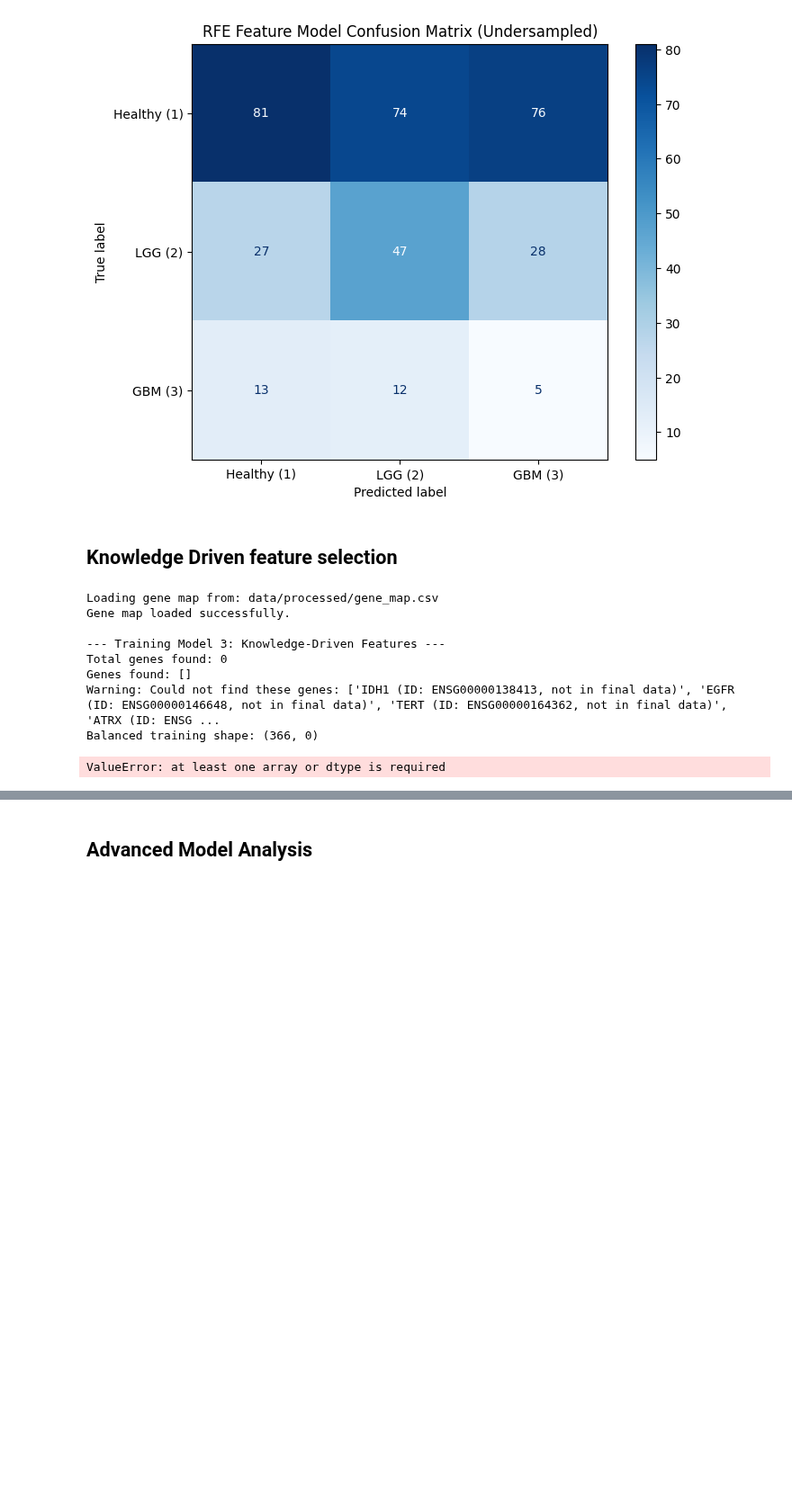
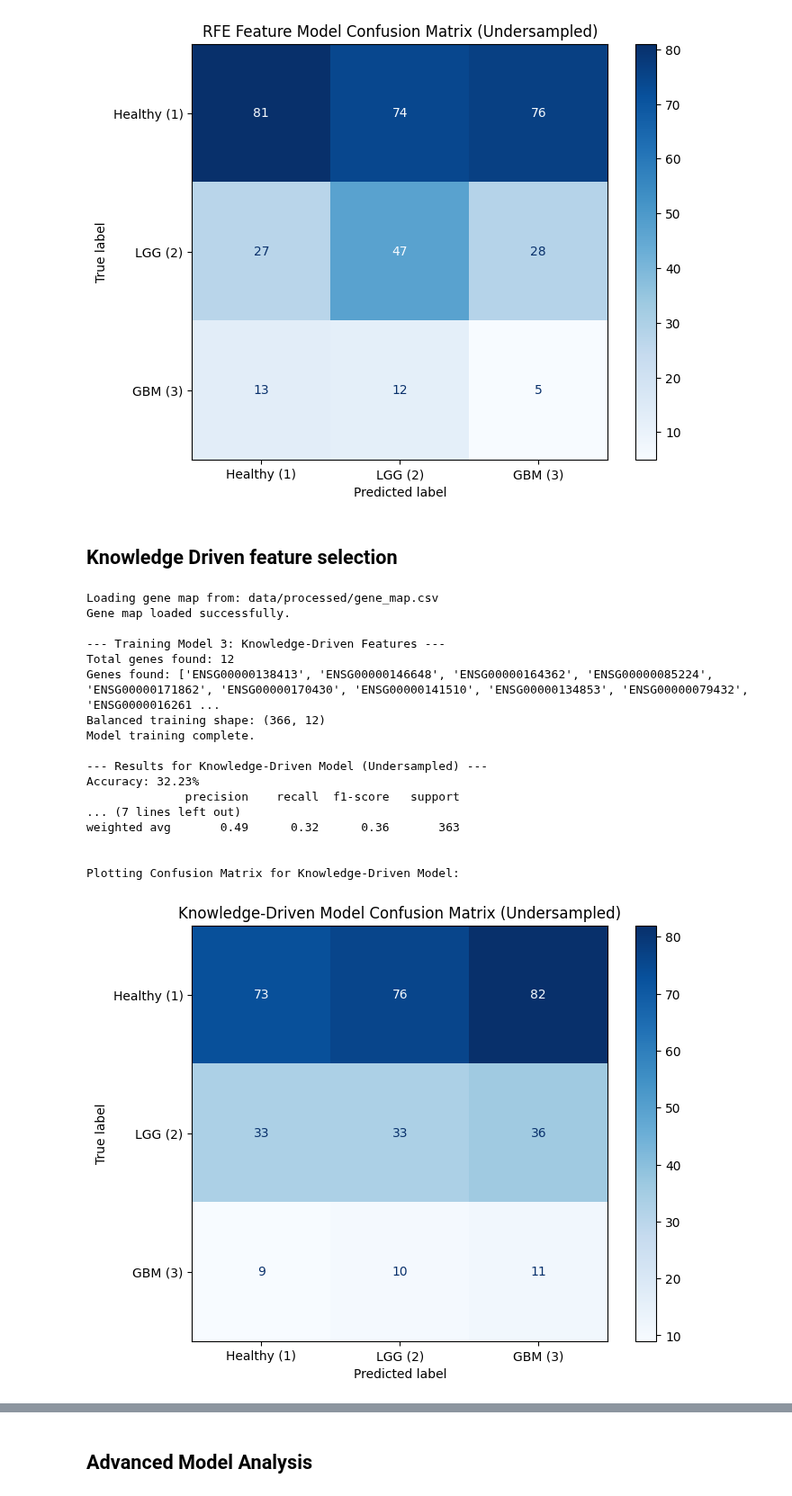
Before and after one commit to tobitotaku/ai-brain-tumor, a Jupyter notebook: model_stream_c_gbm_lgg_healthy.ipynb, the cells around one changed output, grey strips where cells are left out. Shown at 90% size. Saved outputs shown, nothing was run; the diff lists cells and outputs as text; code cells hidden in the pictures; blank space fills up the shorter version.

```diff
--- a/model_stream_c_gbm_lgg_healthy.ipynb
+++ b/model_stream_c_gbm_lgg_healthy.ipynb
@@ -940,39 +955,48 @@ rand_forest_lit = RandomForestClassifier(
 
 rand_forest_lit.fit(X_train_balanced, y_train_balanced_ravel)
 print("Model training complete.")
 
 # --- 7. Evaluate the Model (on the original Test Set) ---
 y_pred_lit = rand_forest_lit.predict(X_test_lit)
 
 print("\n--- Results for Knowledge-Driven Model (Undersampled) ---")
 acc_lit = accuracy_score(y_test, y_pred_lit)
 print(f"Accuracy: {acc_lit * 100:.2f}%")
 
-target_names = ['LGG (2)', 'GBM (3)']
+target_names = [ 'Healthy (1)', 'LGG (2)', 'GBM (3)']
 print(classification_report(y_test, y_pred_lit, target_names=target_names))
 
 # --- 8. Plot Confusion Matrix ---
 print("\nPlotting Confusion Matrix for Knowledge-Driven Model:")
 fig, ax = plt.subplots(figsize=(8, 6))
 ConfusionMatrixDisplay.from_predictions(
     y_test,
     y_pred_lit,
     display_labels=target_names,
     cmap='Blues',
     ax=ax
 )
 ax.set_title('Knowledge-Driven Model Confusion Matrix (Undersampled)')
 plt.show()
 # %% [output]
 Loading gene map from: data/processed/gene_map.csv
 Gene map loaded successfully.
 
 --- Training Model 3: Knowledge-Driven Features ---
-Total genes found: 0
-Genes found: []
-Warning: Could not find these genes: ['IDH1 (ID: ENSG00000138413, not in final data)', 'EGFR (ID: ENSG00000146648, not in final data)', 'TERT (ID: ENSG00000164362, not in final data)', 'ATRX (ID: ENSG ...
-Balanced training shape: (366, 0)
+Total genes found: 12
+Genes found: ['ENSG00000138413', 'ENSG00000146648', 'ENSG00000164362', 'ENSG00000085224', 'ENSG00000171862', 'ENSG00000170430', 'ENSG00000141510', 'ENSG00000134853', 'ENSG00000079432', 'ENSG0000016261 ...
+Balanced training shape: (366, 12)
+Model training complete.
+
+--- Results for Knowledge-Driven Model (Undersampled) ---
+Accuracy: 32.23%
+              precision    recall  f1-score   support
+... (7 lines left out)
+weighted avg       0.49      0.32      0.36       363
+
+
+Plotting Confusion Matrix for Knowledge-Driven Model:
-ValueError: at least one array or dtype is required
+[figure, added]
 # %%
 import pandas as pd
 import matplotlib.pyplot as plt
```
Also changed, not shown: parts of 14 cells of this notebook, 1 other file.
